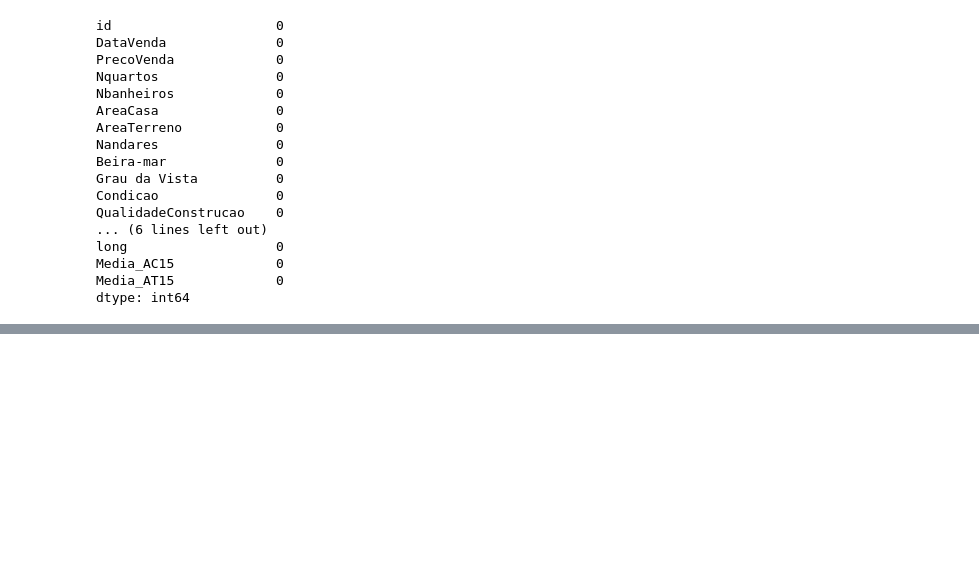
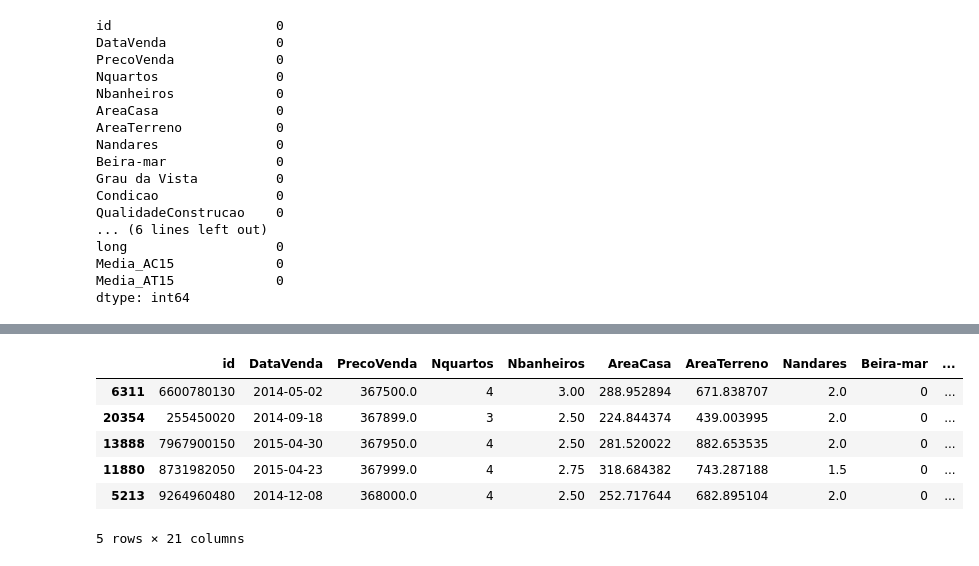
Before and after one commit to lorenagueddes/MiniProjeto_Roof.Imoveis, a Jupyter notebook: MiniProjetoDNC1.ipynb, the cells around one changed output, grey strips where cells are left out. Cells and saved outputs as stored; diff of their text form; code cells hidden in the pictures; blank space fills up the shorter version.

```diff
--- a/MiniProjetoDNC1.ipynb
+++ b/MiniProjetoDNC1.ipynb
@@ -273,0 +264,15 @@ plot2
+# %%
+## foram filtratdas as principais caracteristicas que influenciam no valor do imóvel
+## esse filtro foi baseado no valor da média dessas características
+## com objetivo de buscar imóveis com características iguais ou superiores a média e com valor de vendo menor para que a imobiliária possa lucar com a revenda
+
+cincomelhores = df[(df['PrecoVenda'] > 367127) & (df['Nbanheiros']>=2) & (df['AreaCasa'] >= 200) & (df['QualidadeConstrucao'] >= 7) & (df['terreno'] >= 2000) & (df['Media_AC15'] > 180)]
+cincomelhores.tail().sort_values(by=['PrecoVenda'],ascending=True)
+# %% [output]
+|  | id | DataVenda | PrecoVenda | Nquartos | Nbanheiros | AreaCasa | AreaTerreno | Nandares | Beira-mar | ... |
+| 6311 | 6600780130 | 2014-05-02 | 367500.0 | 4 | 3.00 | 288.952894 | 671.838707 | 2.0 | 0 | ... |
+| 20354 | 255450020 | 2014-09-18 | 367899.0 | 3 | 2.50 | 224.844374 | 439.003995 | 2.0 | 0 | ... |
+| 13888 | 7967900150 | 2015-04-30 | 367950.0 | 4 | 2.50 | 281.520022 | 882.653535 | 2.0 | 0 | ... |
+| 11880 | 8731982050 | 2015-04-23 | 367999.0 | 4 | 2.75 | 318.684382 | 743.287188 | 1.5 | 0 | ... |
+| 5213 | 9264960480 | 2014-12-08 | 368000.0 | 4 | 2.50 | 252.717644 | 682.895104 | 2.0 | 0 | ... |
+5 rows × 21 columns
```
Also changed, not shown: parts of 9 cells of this notebook.
